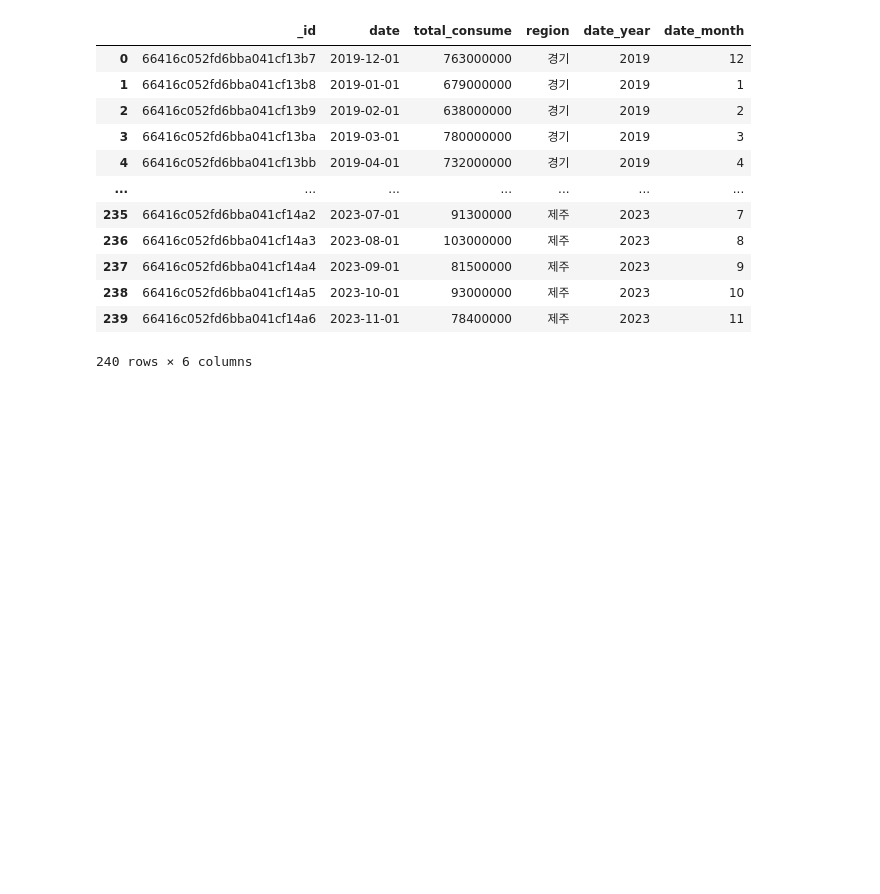
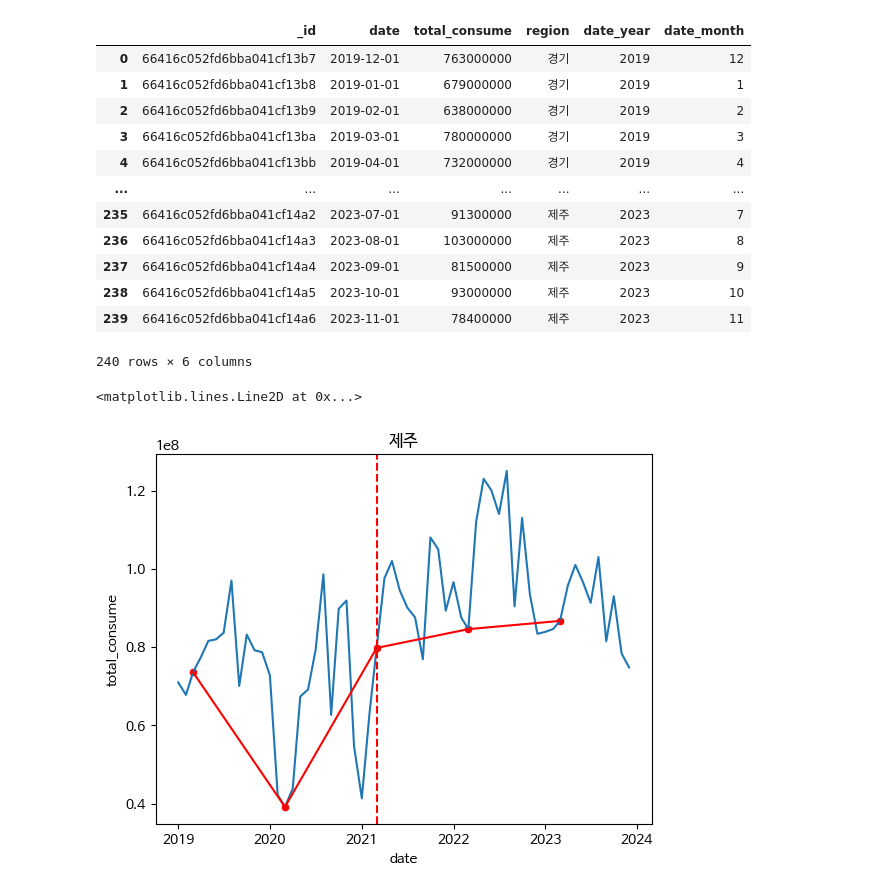
Before and after one commit to nohjuhyeon/AI_LKJ_hubs_fastapi, a Jupyter notebook: data_analysis/tour_pass/yj_tourpass_consume.ipynb, the cells around one changed output. Drawn from its saved outputs; the diff is of its cells as text; code cells hidden in the pictures; blank space fills up the shorter version.

Commit message:
update tourpass yj

```diff
--- a/data_analysis/tour_pass/yj_tourpass_consume.ipynb
+++ b/data_analysis/tour_pass/yj_tourpass_consume.ipynb
@@ -117,3 +117,19 @@ df_tourpass_consume
 | 238 | 66416c052fd6bba041cf14a5 | 2023-10-01 | 93000000 | 제주 | 2023 | 10 |
 | 239 | 66416c052fd6bba041cf14a6 | 2023-11-01 | 78400000 | 제주 | 2023 | 11 |
 240 rows × 6 columns
+# %%
+grouped = df_tourpass_consume.query("region == '제주'")
+grouped2 = df_tourpass_consume.query("region == '제주' and date_month == 3")
+
+highlight_date = pd.to_datetime('2021-03-01')
+highlight_data = grouped[grouped['date'] == highlight_date]
+# %%
+plt.title("제주")
+
+sns.lineplot(data=grouped, x='date', y='total_consume')
+sns.lineplot(data=grouped2, x='date', y='total_consume', color='red')
+sns.scatterplot(data=grouped2, x='date', y='total_consume', color='red')
+plt.axvline(x=highlight_date, color='red', linestyle='--')
+# %% [output]
+<matplotlib.lines.Line2D at 0x...>
+[figure, added]
```
Also changed, not shown: parts of 8 cells of this notebook, 1 other file.
